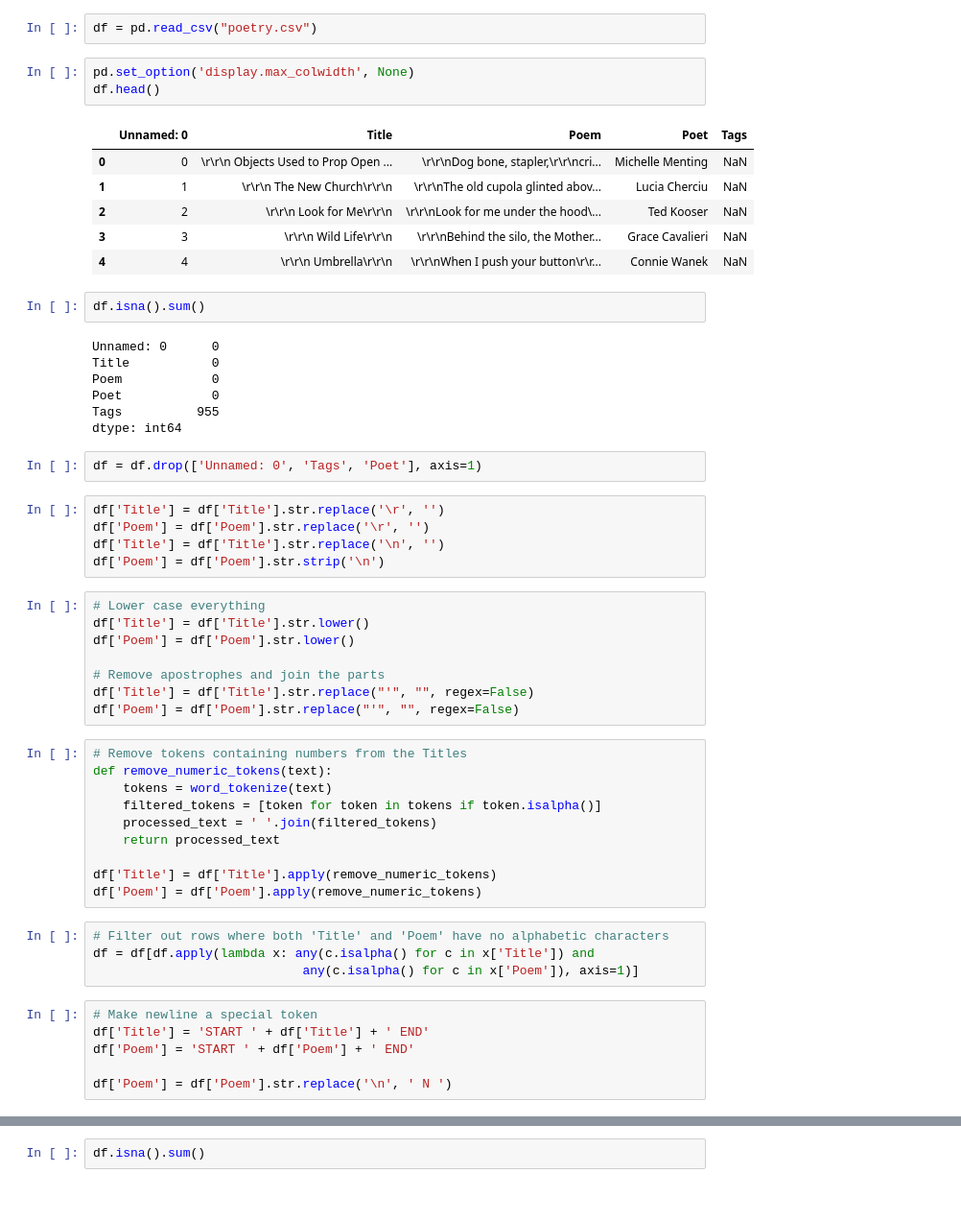
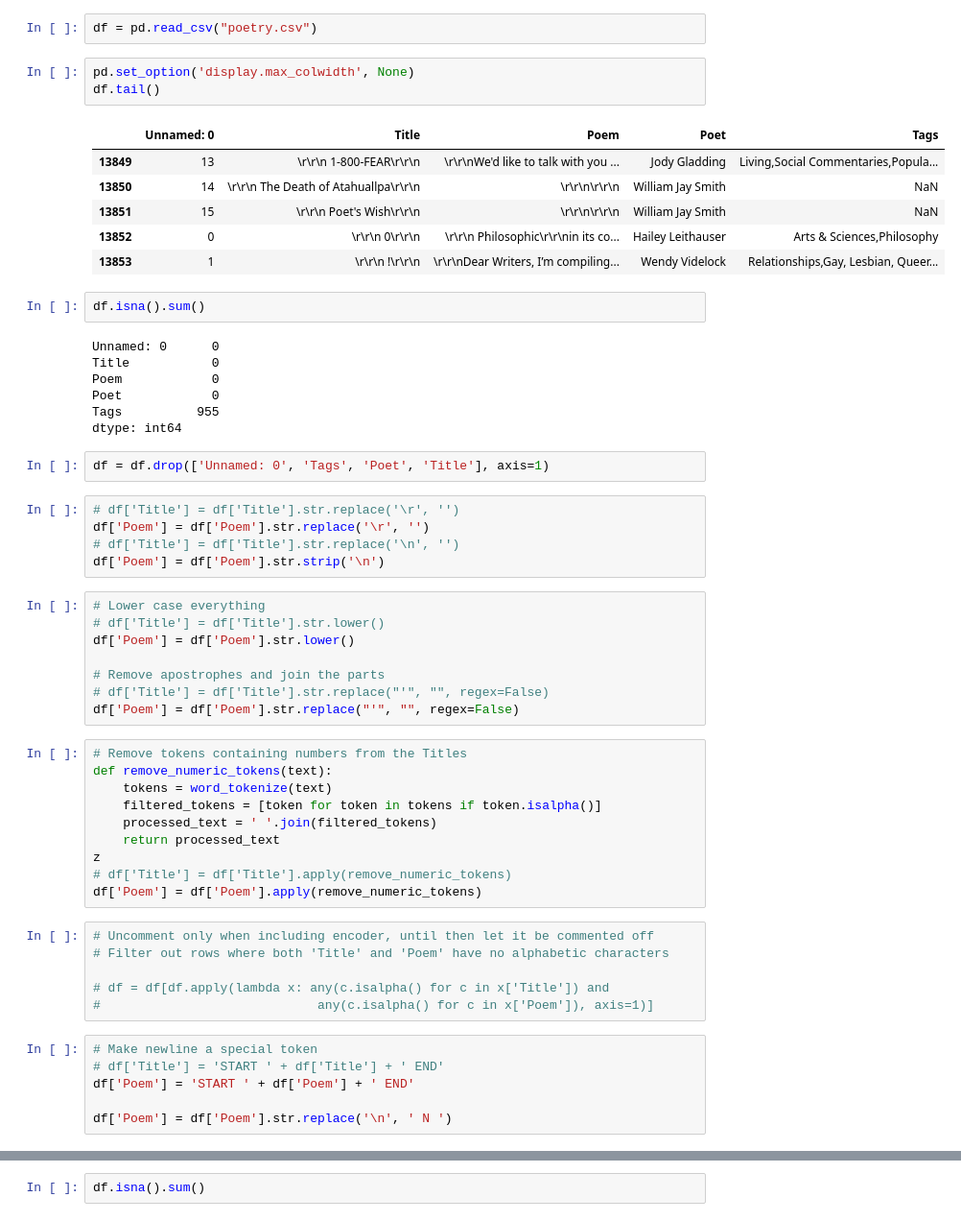
Before and after one commit to satvshr/Transformer, a Jupyter notebook: attention.ipynb, the cells around one changed output, grey strips where cells are left out. Shown at 96% size. Cells and saved outputs as stored; diff of their text form.

Commit message:
Changed it to decoder only for faster training, created new file for word embedder

```diff
--- a/attention.ipynb
+++ b/attention.ipynb
@@ -12,14 +12,14 @@ import numpy as np
 df = pd.read_csv("poetry.csv")
 # %%
 pd.set_option('display.max_colwidth', None)
-df.head()
+df.tail()
 # %% [output]
 |  | Unnamed: 0 | Title | Poem | Poet | Tags |
-| 0 | 0 | \r\r\n Objects Used to Prop Open ... | \r\r\nDog bone, stapler,\r\r\ncri... | Michelle Menting | NaN |
-| 1 | 1 | \r\r\n The New Church\r\r\n | \r\r\nThe old cupola glinted abov... | Lucia Cherciu | NaN |
-| 2 | 2 | \r\r\n Look for Me\r\r\n | \r\r\nLook for me under the hood\... | Ted Kooser | NaN |
-| 3 | 3 | \r\r\n Wild Life\r\r\n | \r\r\nBehind the silo, the Mother... | Grace Cavalieri | NaN |
-| 4 | 4 | \r\r\n Umbrella\r\r\n | \r\r\nWhen I push your button\r\r... | Connie Wanek | NaN |
+| 13849 | 13 | \r\r\n 1-800-FEAR\r\r\n | \r\r\nWe'd like to talk with you ... | Jody Gladding | Living,Social Commentaries,Popula... |
+| 13850 | 14 | \r\r\n The Death of Atahuallpa\r\r\n | \r\r\n\r\r\n | William Jay Smith | NaN |
+| 13851 | 15 | \r\r\n Poet's Wish\r\r\n | \r\r\n\r\r\n | William Jay Smith | NaN |
+| 13852 | 0 | \r\r\n 0\r\r\n | \r\r\n Philosophic\r\r\nin its co... | Hailey Leithauser | Arts & Sciences,Philosophy |
+| 13853 | 1 | \r\r\n !\r\r\n | \r\r\nDear Writers, I’m compiling... | Wendy Videlock | Relationships,Gay, Lesbian, Queer... |
 # %%
 df.isna().sum()
 # %% [output]
@@ -30,19 +30,19 @@ Poet            0
 Tags          955
 dtype: int64
 # %%
-df = df.drop(['Unnamed: 0', 'Tags', 'Poet'], axis=1)
+df = df.drop(['Unnamed: 0', 'Tags', 'Poet', 'Title'], axis=1)
 # %%
-df['Title'] = df['Title'].str.replace('\r', '')
+# df['Title'] = df['Title'].str.replace('\r', '')
 df['Poem'] = df['Poem'].str.replace('\r', '')
-df['Title'] = df['Title'].str.replace('\n', '')
+# df['Title'] = df['Title'].str.replace('\n', '')
 df['Poem'] = df['Poem'].str.strip('\n')
 # %%
 # Lower case everything
-df['Title'] = df['Title'].str.lower()
+# df['Title'] = df['Title'].str.lower()
 df['Poem'] = df['Poem'].str.lower()
 
 # Remove apostrophes and join the parts
-df['Title'] = df['Title'].str.replace("'", "", regex=False)
+# df['Title'] = df['Title'].str.replace("'", "", regex=False)
 df['Poem'] = df['Poem'].str.replace("'", "", regex=False)
 # %%
 # Remove tokens containing numbers from the Titles
@@ -51,16 +51,18 @@ def remove_numeric_tokens(text):
     filtered_tokens = [token for token in tokens if token.isalpha()]
     processed_text = ' '.join(filtered_tokens)
     return processed_text
-
-df['Title'] = df['Title'].apply(remove_numeric_tokens)
+z
+# df['Title'] = df['Title'].apply(remove_numeric_tokens)
 df['Poem'] = df['Poem'].apply(remove_numeric_tokens)
 # %%
+# Uncomment only when including encoder, until then let it be commented off
 # Filter out rows where both 'Title' and 'Poem' have no alphabetic characters
-df = df[df.apply(lambda x: any(c.isalpha() for c in x['Title']) and
-                            any(c.isalpha() for c in x['Poem']), axis=1)]
+
+# df = df[df.apply(lambda x: any(c.isalpha() for c in x['Title']) and
+#                             any(c.isalpha() for c in x['Poem']), axis=1)]
 # %%
 # Make newline a special token
-df['Title'] = 'START ' + df['Title'] + ' END'
+# df['Title'] = 'START ' + df['Title'] + ' END'
 df['Poem'] = 'START ' + df['Poem'] + ' END'
 
 df['Poem'] = df['Poem'].str.replace('\n', ' N ')
```
Also changed, not shown: parts of 14 cells of this notebook, 1 other file.
